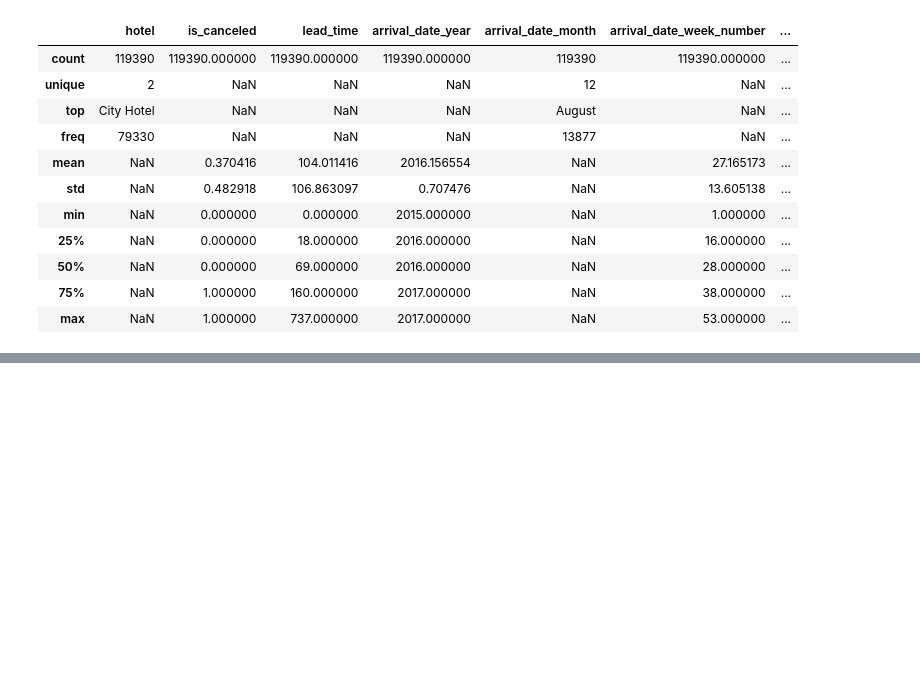
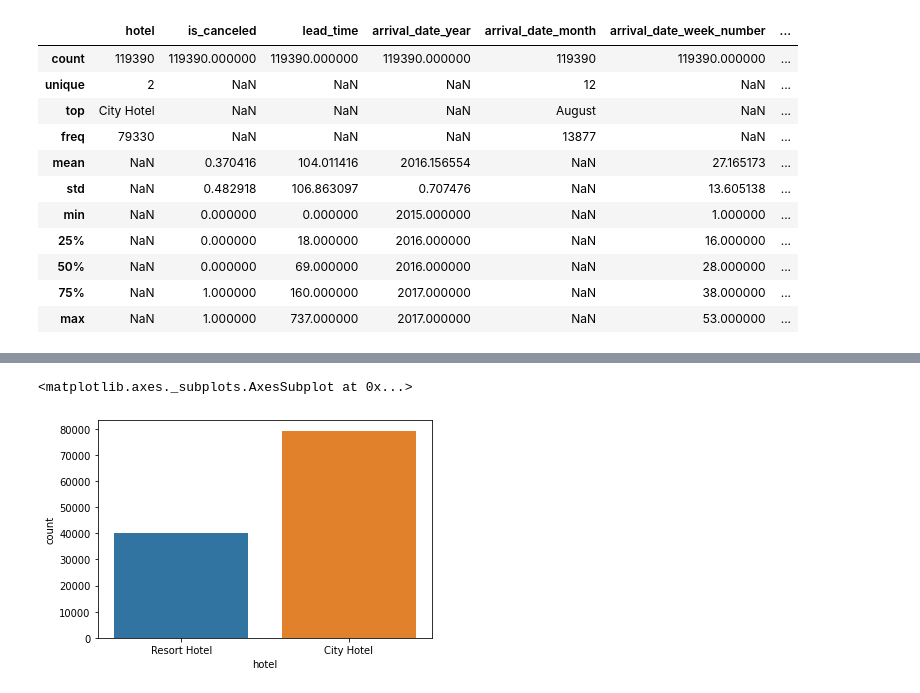
Before and after one commit to arifuddinatif/hotel-booking-analysis, a Jupyter notebook: Hotel_booking_analysis.ipynb, the cells around one changed output, grey strips where cells are left out. Drawn from its saved outputs; the diff is of its cells as text; code cells hidden in the pictures; blank space fills up the shorter version.

```diff
--- a/Hotel_booking_analysis.ipynb
+++ b/Hotel_booking_analysis.ipynb
@@ -76,0 +101,8 @@ df.describe(include='all')
+# %%
+#Filling Null values
+
+df['children'] = df['children'].fillna(df['children'].mode().values[0])
+df['agent'] = df['agent'].fillna(df['agent'].mean())
+df.drop('company',axis=1,inplace=True)
+# %%
+df['country'] = df['country'].fillna(df['country'].mode().values[0])
@@ -76,0 +153,2 @@ df.describe(include='all')
+# %%
+df = df.drop(labels='days_in_waiting_list', axis=1) # We delete days_in_waiting_list column
@@ -76,0 +175,6 @@ df.describe(include='all')
+# %%
+import seaborn as sns
+sns.countplot(df['hotel'])
+# %% [output]
+<matplotlib.axes._subplots.AxesSubplot at 0x...>
+[figure, added]
```
Also changed, not shown: parts of 18 cells of this notebook.
